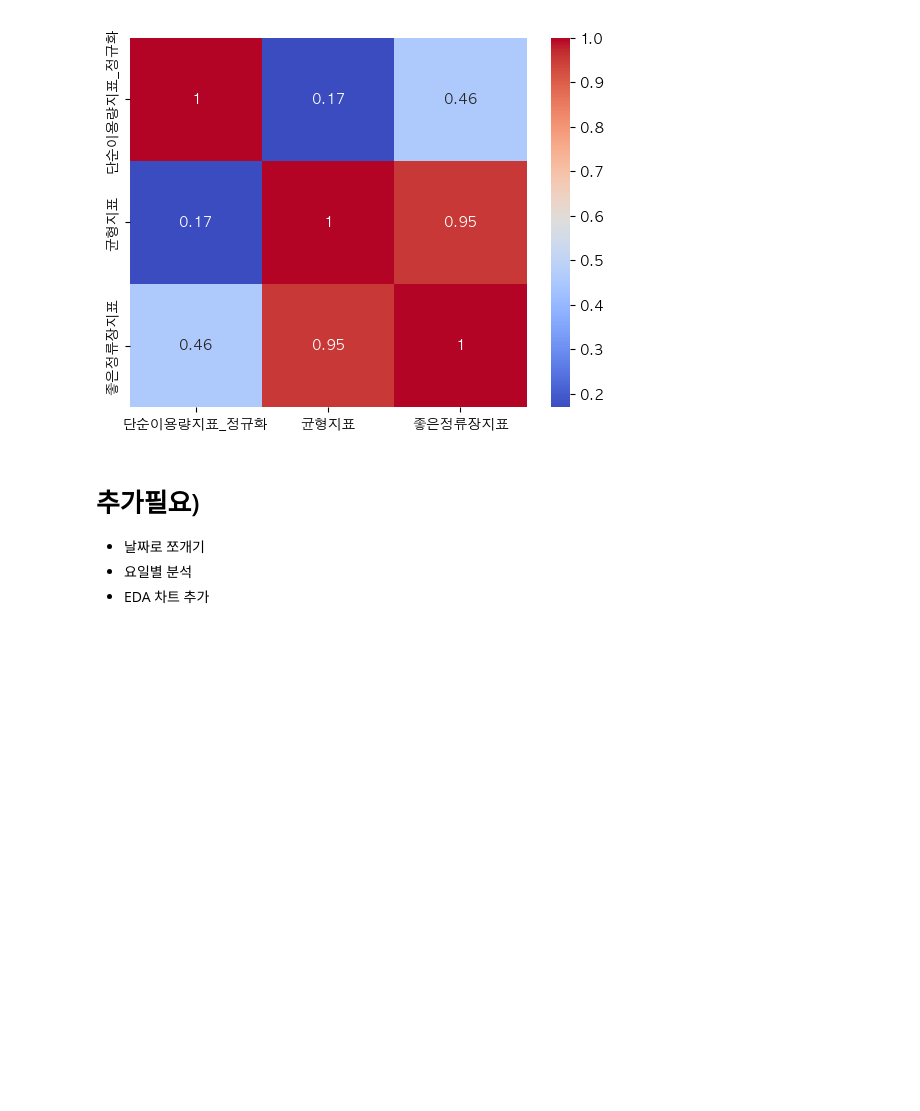
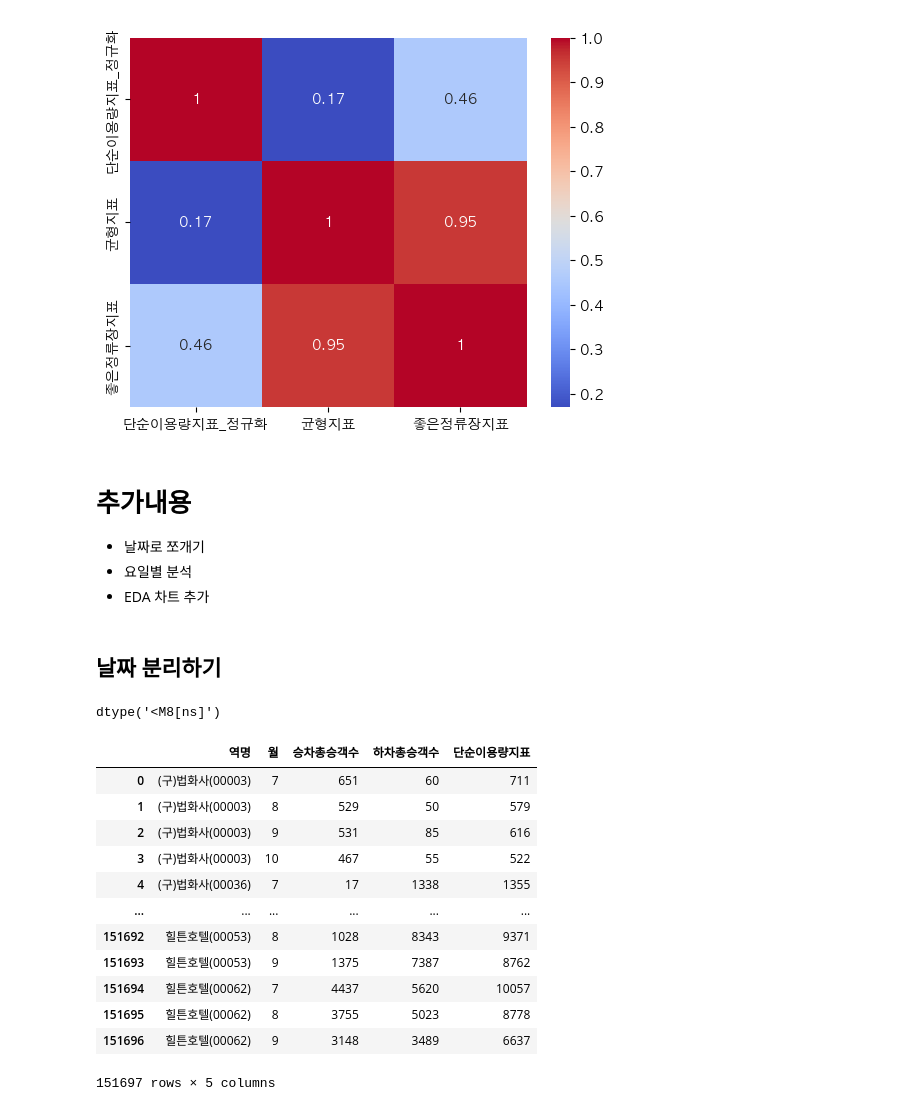
Before and after one commit to jongmyng/Momentum-2nd-mid-project, a Jupyter notebook: Guide.ipynb, the cells around one changed output. Drawn from its saved outputs; the diff is of its cells as text; code cells hidden in the pictures; blank space fills up the shorter version.

```diff
--- a/Guide.ipynb
+++ b/Guide.ipynb
@@ -379,7 +381,19 @@ sns.heatmap(bus_usage[['단순이용량지표_정규화', '균형지표', '좋
 <Axes: >
 [figure]
 # %% [markdown]
-# 추가필요)
+# 추가내용
 - 날짜로 쪼개기
 - 요일별 분석
 - EDA 차트 추가
+# %% [markdown]
+## 날짜 분리하기
+# %%
+# 사용일자를 연/월/일로 쪼개어 분석해보기
+
+bus_data['사용일자'].dtype # int64네요
+
+# datetime으로 바꿔볼게요
+bus_data['사용일자'] = pd.to_datetime(bus_data['사용일자'], format='%Y%m%d')
+bus_data['사용일자'].dtype # datetime64[ns]로 바뀌었습니다.
+# %% [output]
+dtype('<M8[ns]')
@@ -385,0 +409,23 @@ sns.heatmap(bus_usage[['단순이용량지표_정규화', '균형지표', '좋
+# %%
+# 이런식으로 월별로 groupby를 통해 분석할 수도 있습니다.
+
+bus_usage_3m = bus_data.groupby(['역명', '월'])[['승차총승객수', '하차총승객수']].sum().reset_index()
+bus_usage_3m['단순이용량지표'] = bus_usage_3m['승차총승객수'] + bus_usage_3m['하차총승객수']
+
+
+bus_usage_3m
+# 월별로 또 다른 지표를 만들어서 활용할 수도 있을 것 같아요!
+# %% [output]
+|  | 역명 | 월 | 승차총승객수 | 하차총승객수 | 단순이용량지표 |
+| 0 | (구)법화사(00003) | 7 | 651 | 60 | 711 |
+| 1 | (구)법화사(00003) | 8 | 529 | 50 | 579 |
+| 2 | (구)법화사(00003) | 9 | 531 | 85 | 616 |
+| 3 | (구)법화사(00003) | 10 | 467 | 55 | 522 |
+| 4 | (구)법화사(00036) | 7 | 17 | 1338 | 1355 |
+| ... | ... | ... | ... | ... | ... |
+| 151692 | 힐튼호텔(00053) | 8 | 1028 | 8343 | 9371 |
+| 151693 | 힐튼호텔(00053) | 9 | 1375 | 7387 | 8762 |
+| 151694 | 힐튼호텔(00062) | 7 | 4437 | 5620 | 10057 |
+| 151695 | 힐튼호텔(00062) | 8 | 3755 | 5023 | 8778 |
+| 151696 | 힐튼호텔(00062) | 9 | 3148 | 3489 | 6637 |
+151697 rows × 5 columns
```
Also changed, not shown: parts of 4 cells of this notebook.
